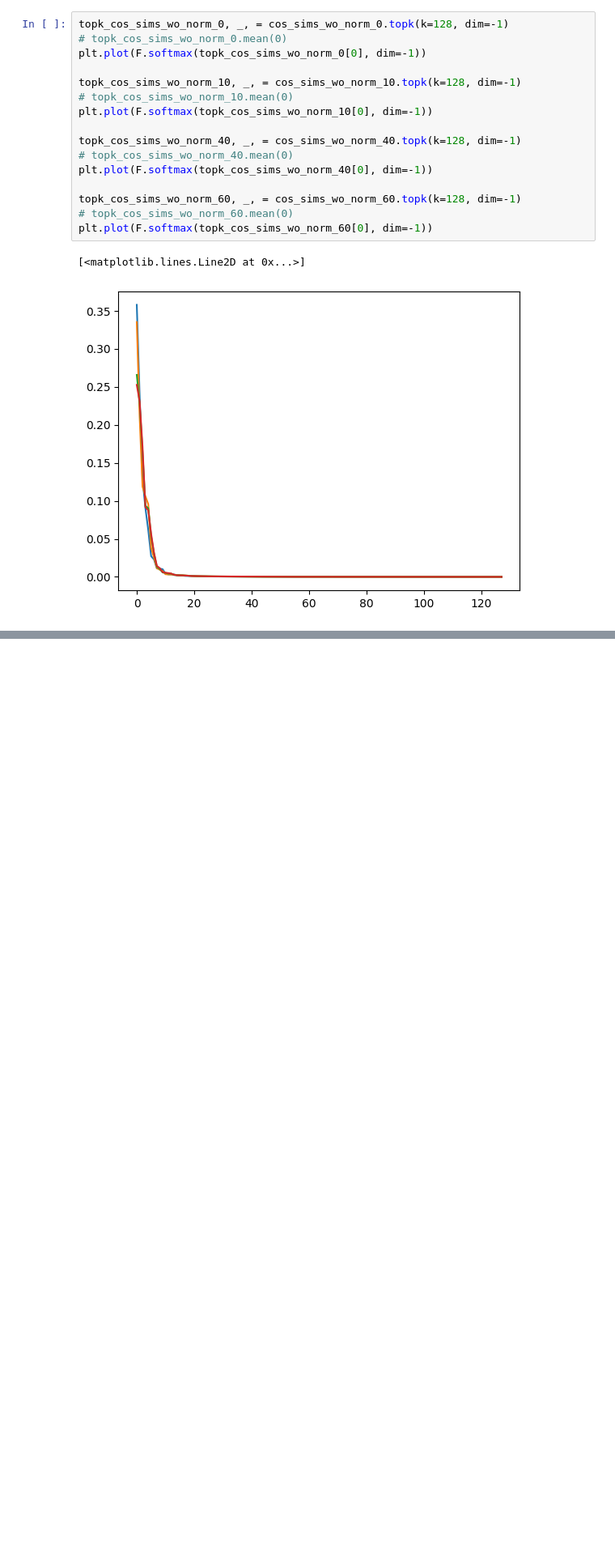
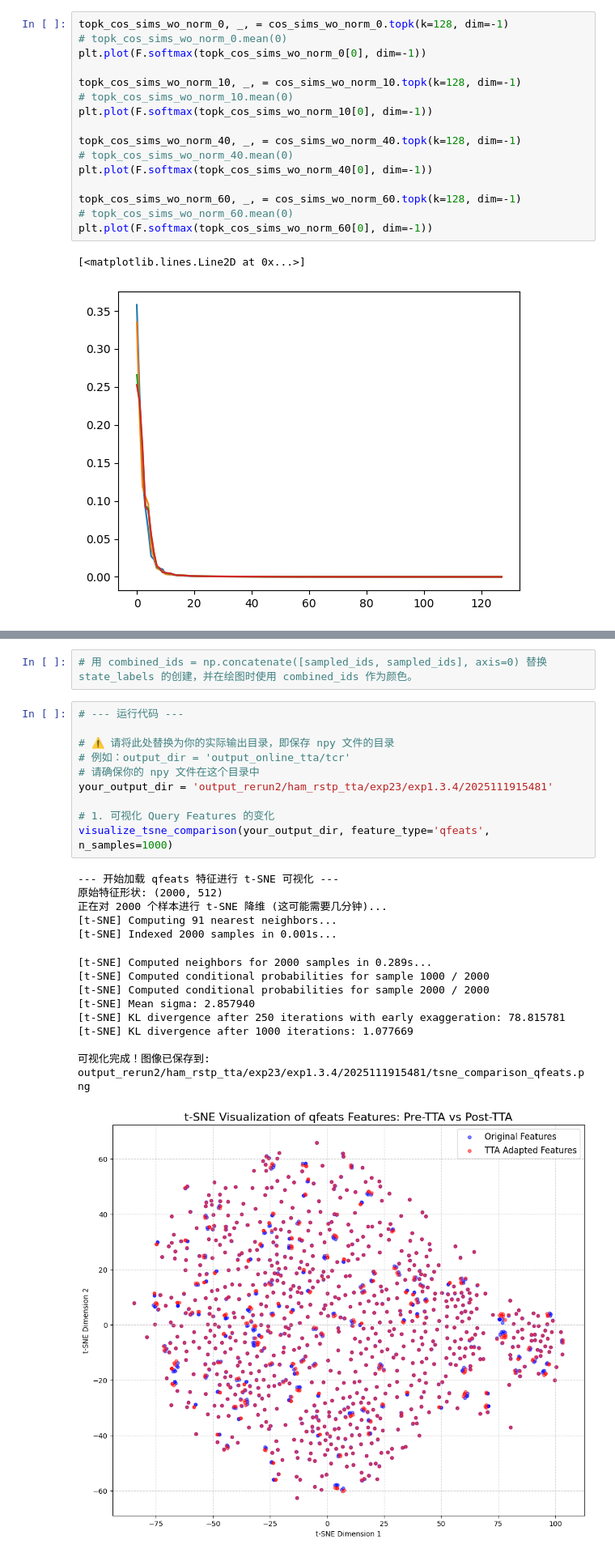
Before and after one commit to nkuzjh/IRRA, a Jupyter notebook: debug2.ipynb, the cells around one changed output, grey strips where cells are left out. Shown at 81% size. Drawn from its saved outputs; the diff is of its cells as text; blank space fills up the shorter version.

```diff
--- a/debug2.ipynb
+++ b/debug2.ipynb
@@ -1009,0 +1108,27 @@ plt.plot(F.softmax(topk_cos_sims_wo_norm_60[0], dim=-1))
+# %%
+# 用 combined_ids = np.concatenate([sampled_ids, sampled_ids], axis=0) 替换 state_labels 的创建，并在绘图时使用 combined_ids 作为颜色。
+# %%
+# --- 运行代码 ---
+
+# ⚠️ 请将此处替换为你的实际输出目录，即保存 npy 文件的目录
+# 例如：output_dir = 'output_online_tta/tcr'
+# 请确保你的 npy 文件在这个目录中
+your_output_dir = 'output_rerun2/ham_rstp_tta/exp23/exp1.3.4/2025111915481'
+
+# 1. 可视化 Query Features 的变化
+visualize_tsne_comparison(your_output_dir, feature_type='qfeats', n_samples=1000)
+# %% [output]
+--- 开始加载 qfeats 特征进行 t-SNE 可视化 ---
+原始特征形状: (2000, 512)
+正在对 2000 个样本进行 t-SNE 降维 (这可能需要几分钟)...
+[t-SNE] Computing 91 nearest neighbors...
+[t-SNE] Indexed 2000 samples in 0.001s...
+[t-SNE] Computed neighbors for 2000 samples in 0.289s...
+[t-SNE] Computed conditional probabilities for sample 1000 / 2000
+[t-SNE] Computed conditional probabilities for sample 2000 / 2000
+[t-SNE] Mean sigma: 2.857940
+[t-SNE] KL divergence after 250 iterations with early exaggeration: 78.815781
+[t-SNE] KL divergence after 1000 iterations: 1.077669
+
+可视化完成！图像已保存到: output_rerun2/ham_rstp_tta/exp23/exp1.3.4/2025111915481/tsne_comparison_qfeats.png
+[figure, added]
```
Also changed, not shown: parts of 23 cells of this notebook, 15 other files.
